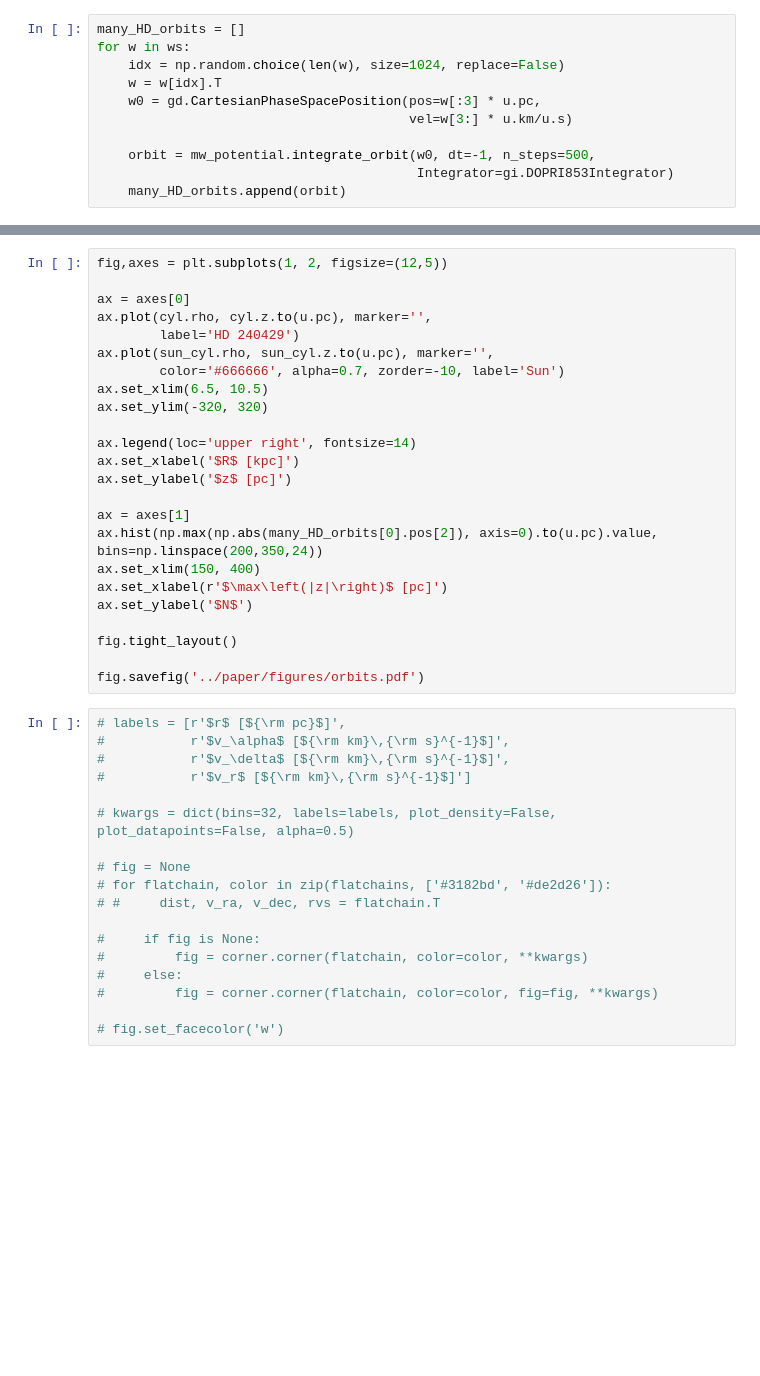
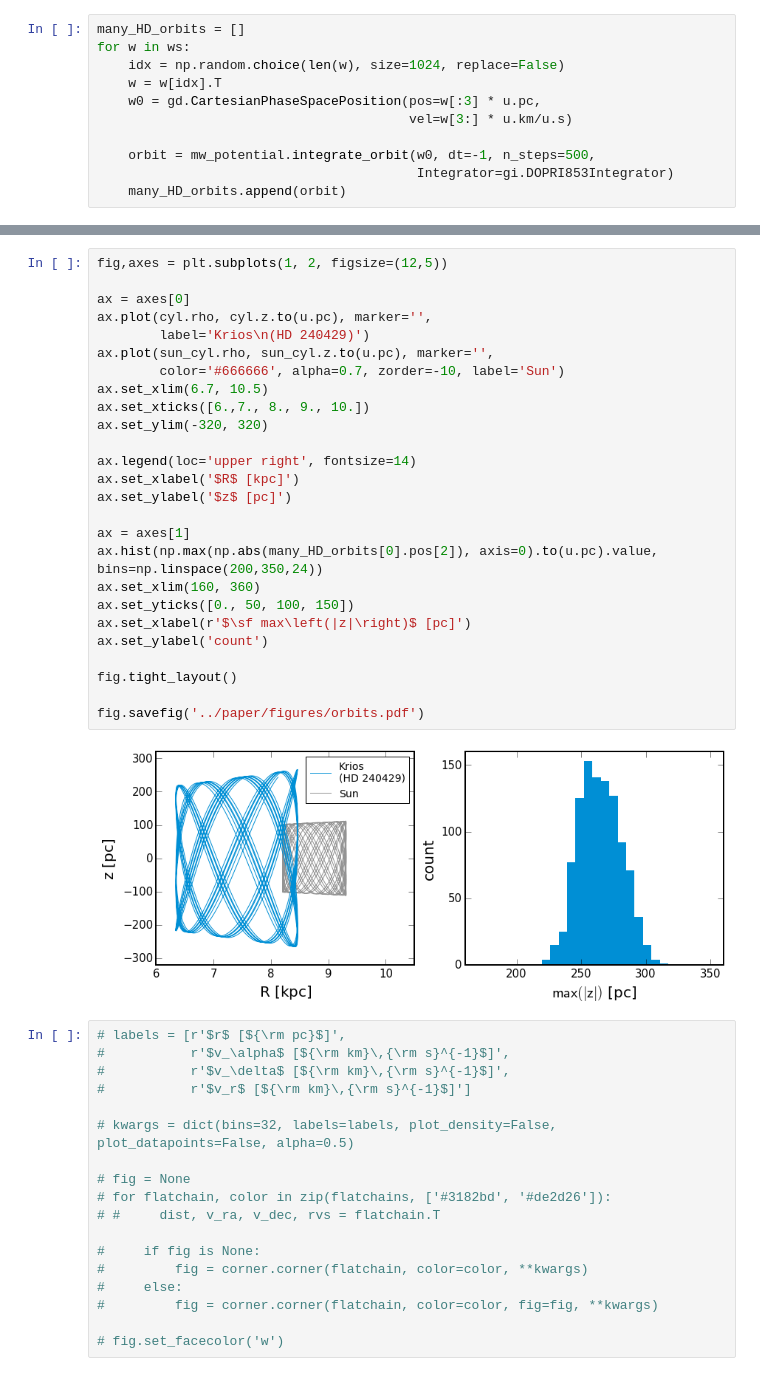
Before and after one commit to smoh/Group1199, a Jupyter notebook: notebooks/Kinematics.ipynb, the cells around one changed output, grey strips where cells are left out. Drawn from its saved outputs; the diff is of its cells as text; blank space fills up the shorter version.

```diff
--- a/notebooks/Kinematics.ipynb
+++ b/notebooks/Kinematics.ipynb
@@ -302,27 +359,31 @@ plt.ylabel('separation [pc]')
 # %%
 fig,axes = plt.subplots(1, 2, figsize=(12,5))
 
 ax = axes[0]
 ax.plot(cyl.rho, cyl.z.to(u.pc), marker='',
-        label='HD 240429')
+        label='Krios\n(HD 240429)')
 ax.plot(sun_cyl.rho, sun_cyl.z.to(u.pc), marker='',
         color='#666666', alpha=0.7, zorder=-10, label='Sun')
-ax.set_xlim(6.5, 10.5)
+ax.set_xlim(6.7, 10.5)
+ax.set_xticks([6.,7., 8., 9., 10.])
 ax.set_ylim(-320, 320)
 
 ax.legend(loc='upper right', fontsize=14)
 ax.set_xlabel('$R$ [kpc]')
 ax.set_ylabel('$z$ [pc]')
 
 ax = axes[1]
 ax.hist(np.max(np.abs(many_HD_orbits[0].pos[2]), axis=0).to(u.pc).value, bins=np.linspace(200,350,24))
-ax.set_xlim(150, 400)
-ax.set_xlabel(r'$\max\left(|z|\right)$ [pc]')
-ax.set_ylabel('$N$')
+ax.set_xlim(160, 360)
+ax.set_yticks([0., 50, 100, 150])
+ax.set_xlabel(r'$\sf max\left(|z|\right)$ [pc]')
+ax.set_ylabel('count')
 
 fig.tight_layout()
 
 fig.savefig('../paper/figures/orbits.pdf')
+# %% [output]
+[figure, added]
 # %%
 # labels = [r'$r$ [${\rm pc}$]',
 #           r'$v_\alpha$ [${\rm km}\,{\rm s}^{-1}$]',
```
Also changed, not shown: parts of 12 cells of this notebook.
